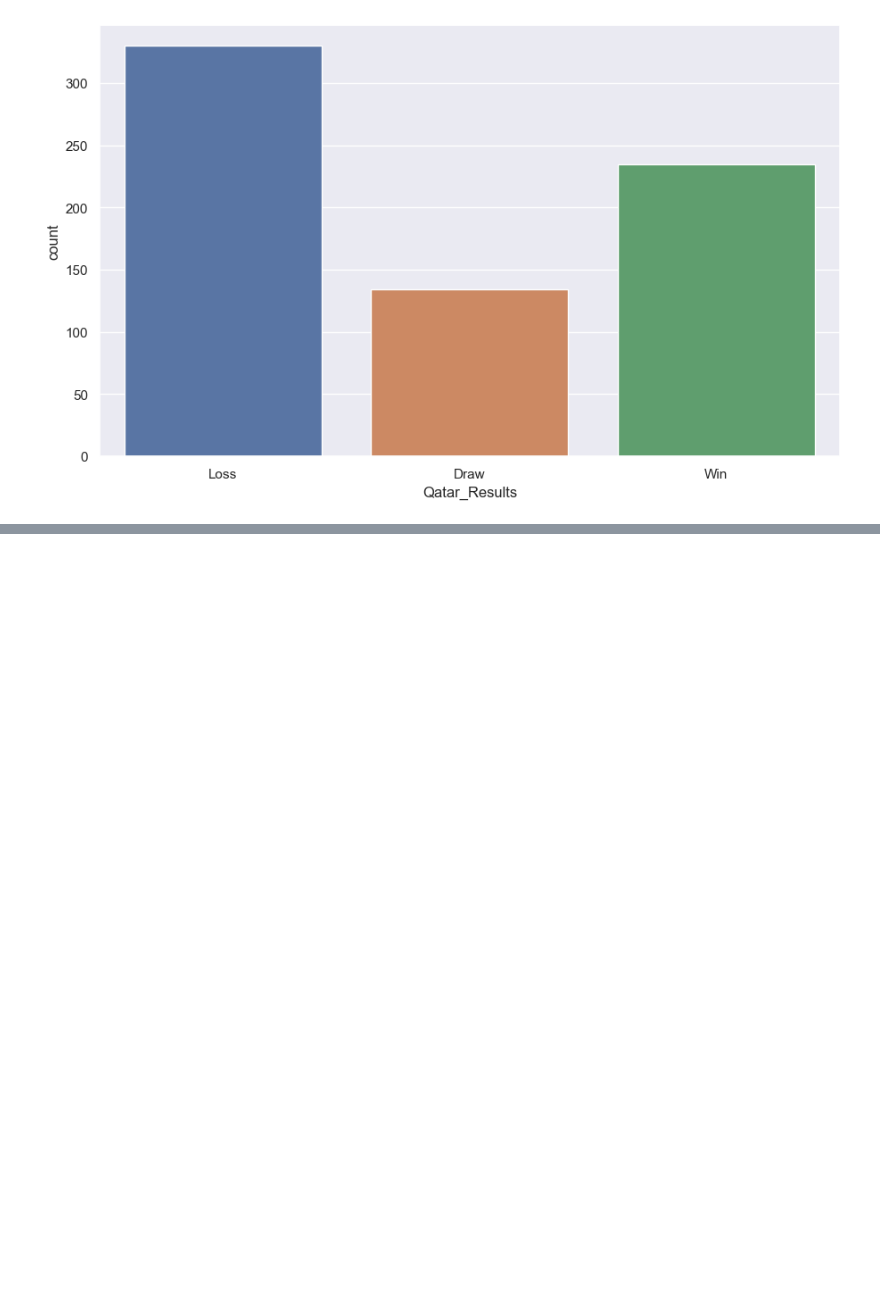
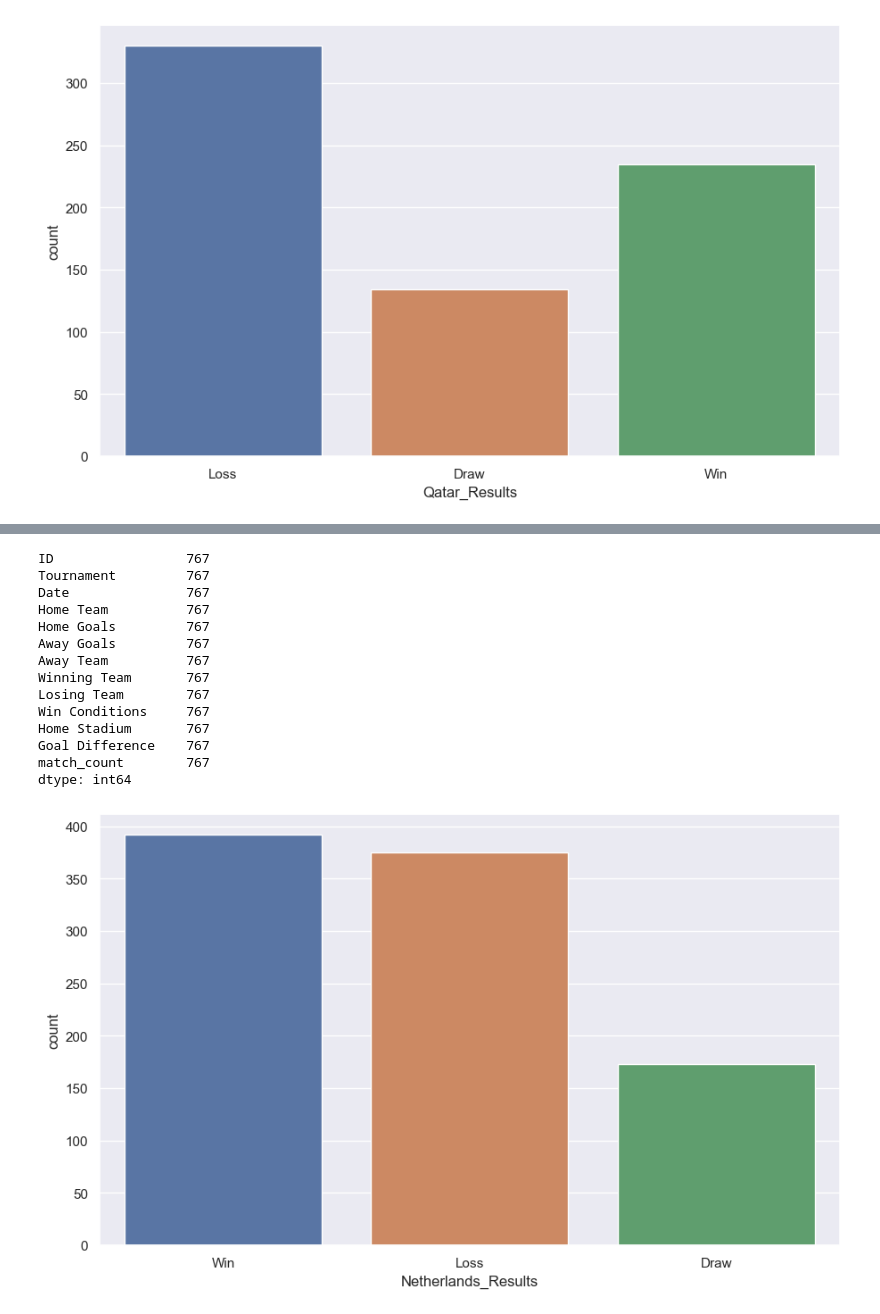
Before and after one commit to kimnamhyeon0112/2022-2_OSP_Final_Project, a Jupyter notebook: Qatar_WC_Prediction.ipynb, the cells around one changed output, grey strips where cells are left out. Cells and saved outputs as stored; diff of their text form; code cells hidden in the pictures; blank space fills up the shorter version.

```diff
--- a/Qatar_WC_Prediction.ipynb
+++ b/Qatar_WC_Prediction.ipynb
@@ -227,0 +376,45 @@ sns.countplot(x='Qatar_Results', data=winsdf)
+# %%
+# 네덜란드
+df = df4[(df4['Home Team'] == 'Netherlands') | (df4['Away Team'] == 'Netherlands')]
+Netherlands = df.iloc[:]
+Netherlands.head(len(df4))
+
+year = []
+for row in Netherlands['Date']:
+    year.append(int(row[:4]))
+Netherlands['match_count'] = year
+Netherlands_match = Netherlands[Netherlands.match_count >= 1800]
+
+wins = []
+for row in Netherlands_match['Winning Team']:
+    if row == 'Netherlands':
+        wins.append('Win')
+    else:
+        if row != 'Netherlands':
+            wins.append('Loss')
+        if row == 'Draw':
+            wins.append('Draw')
+winsdf= pd.DataFrame(wins, columns=['Netherlands_Results'])
+
+# #plotting
+fig, ax = plt.subplots(1)
+fig.set_size_inches(10.7, 6.27)
+sns.set(style='darkgrid')
+sns.countplot(x='Netherlands_Results', data=winsdf)
+Netherlands_match.count()
+# %% [output]
+ID                 767
+Tournament         767
+Date               767
+Home Team          767
+Home Goals         767
+Away Goals         767
+Away Team          767
+Winning Team       767
+Losing Team        767
+Win Conditions     767
+Home Stadium       767
+Goal Difference    767
+match_count        767
+dtype: int64
+[figure, added]
```
Also changed, not shown: parts of 34 cells of this notebook.
